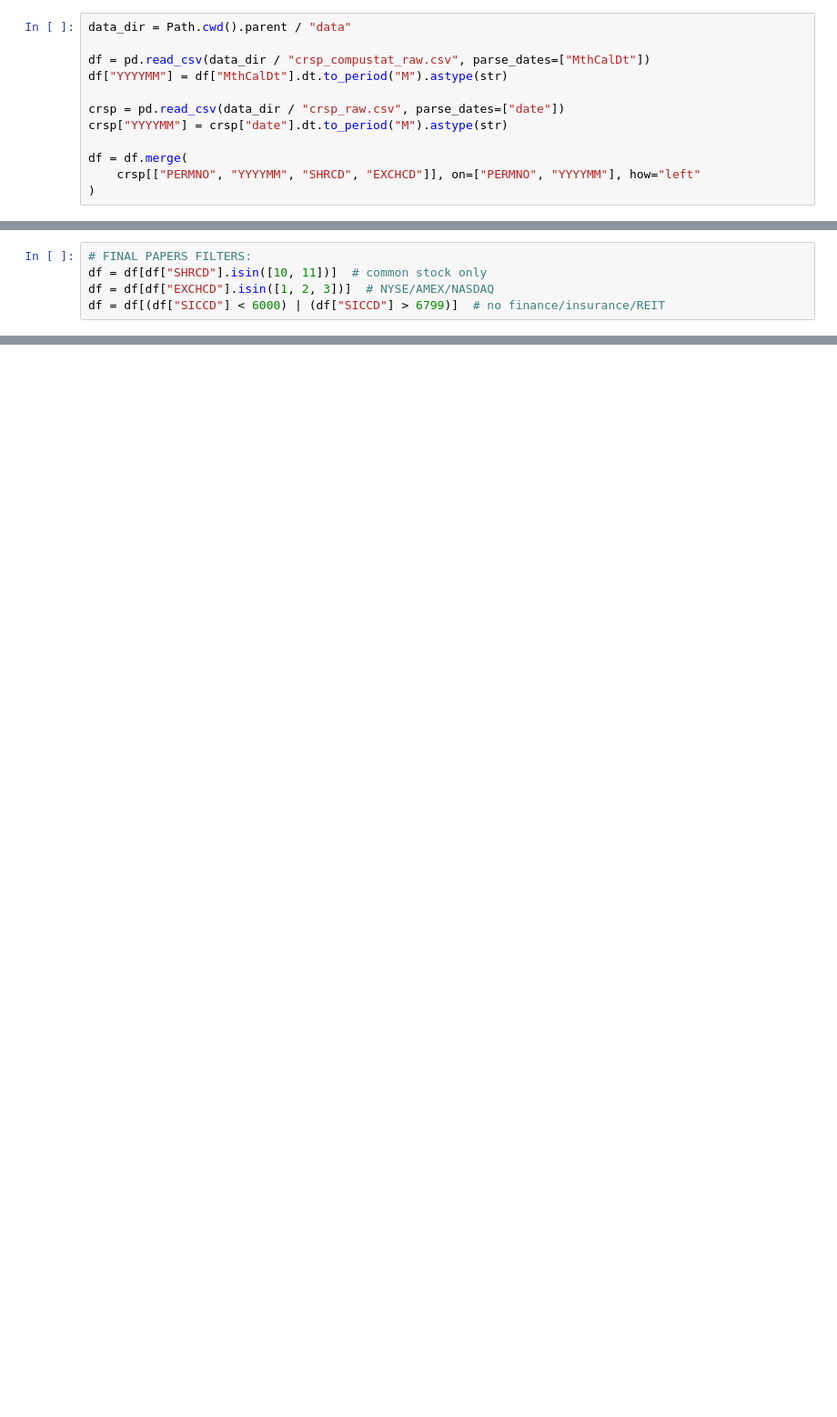
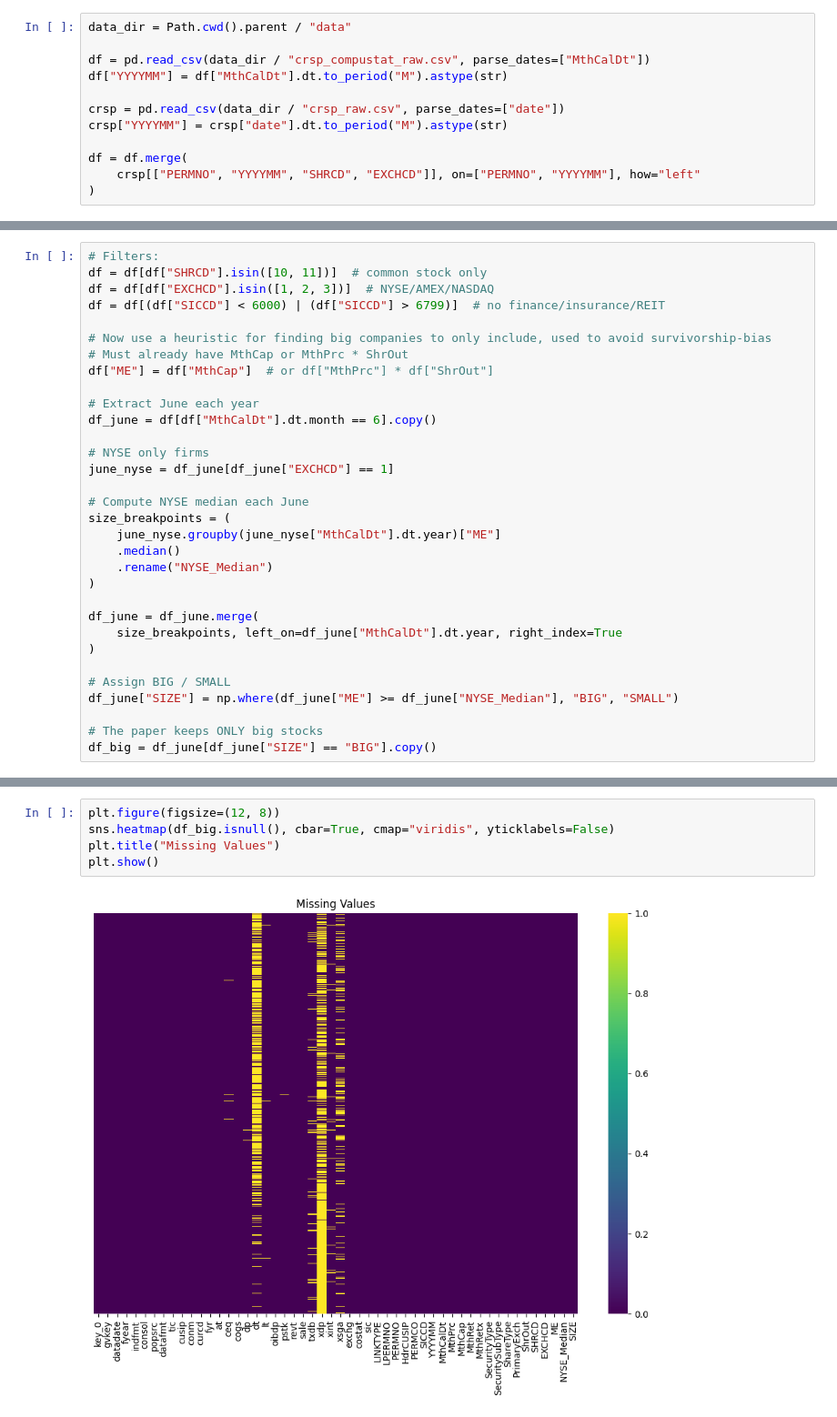
Before and after one commit to christopher-dybdahl/integrated-portfolio-factor-allocation, a Jupyter notebook: notebooks/data_preprocessing.ipynb, the cells around one changed output, grey strips where cells are left out. Shown at 91% size. Drawn from its saved outputs; the diff is of its cells as text; blank space fills up the shorter version.

```diff
--- a/notebooks/data_preprocessing.ipynb
+++ b/notebooks/data_preprocessing.ipynb
@@ -49,5 +61,32 @@ df.head()
 # %%
-# FINAL PAPERS FILTERS:
+# Filters:
 df = df[df["SHRCD"].isin([10, 11])]  # common stock only
 df = df[df["EXCHCD"].isin([1, 2, 3])]  # NYSE/AMEX/NASDAQ
 df = df[(df["SICCD"] < 6000) | (df["SICCD"] > 6799)]  # no finance/insurance/REIT
+
+# Now use a heuristic for finding big companies to only include, used to avoid survivorship-bias
+# Must already have MthCap or MthPrc * ShrOut
+df["ME"] = df["MthCap"]  # or df["MthPrc"] * df["ShrOut"]
+
+# Extract June each year
+df_june = df[df["MthCalDt"].dt.month == 6].copy()
+
+# NYSE only firms
+june_nyse = df_june[df_june["EXCHCD"] == 1]
+
+# Compute NYSE median each June
+size_breakpoints = (
+    june_nyse.groupby(june_nyse["MthCalDt"].dt.year)["ME"]
+    .median()
+    .rename("NYSE_Median")
+)
+
+df_june = df_june.merge(
+    size_breakpoints, left_on=df_june["MthCalDt"].dt.year, right_index=True
+)
+
+# Assign BIG / SMALL
+df_june["SIZE"] = np.where(df_june["ME"] >= df_june["NYSE_Median"], "BIG", "SMALL")
+
+# The paper keeps ONLY big stocks
+df_big = df_june[df_june["SIZE"] == "BIG"].copy()
@@ -60,0 +93,7 @@ plt.show()
+# %%
+plt.figure(figsize=(12, 8))
+sns.heatmap(df_big.isnull(), cbar=True, cmap="viridis", yticklabels=False)
+plt.title("Missing Values")
+plt.show()
+# %% [output]
+[figure, added]
```
Also changed, not shown: parts of 9 cells of this notebook.
